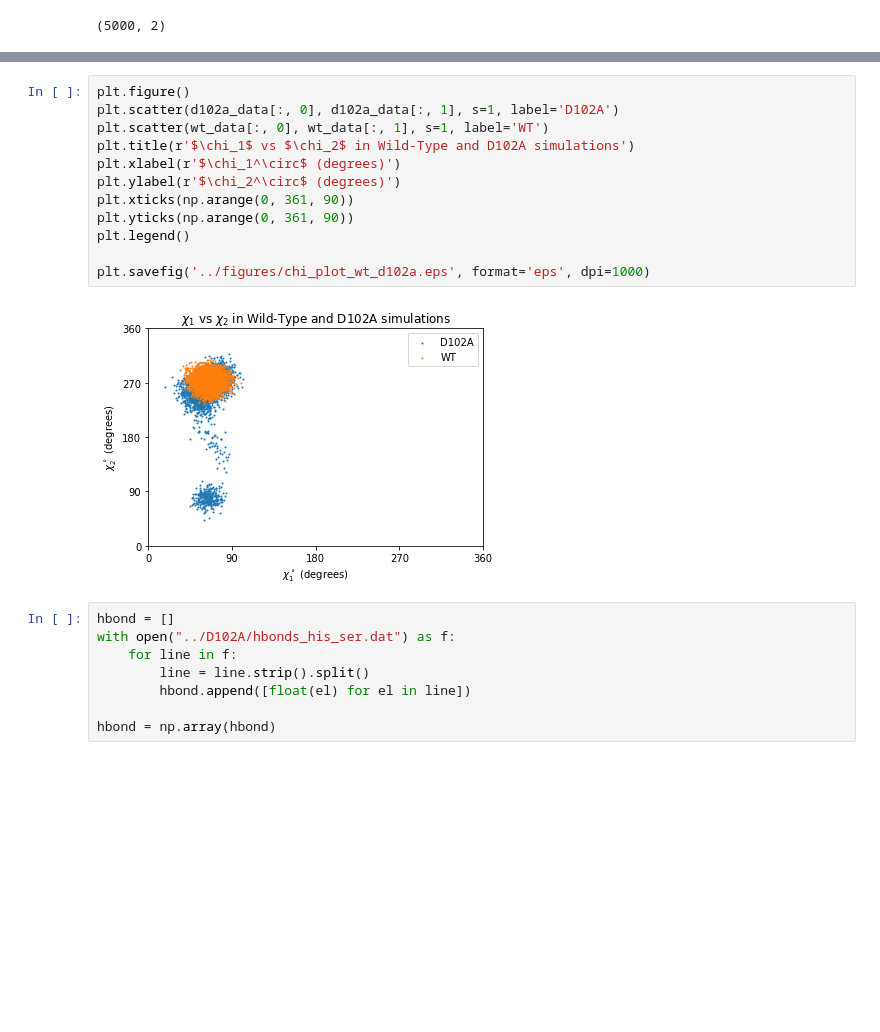
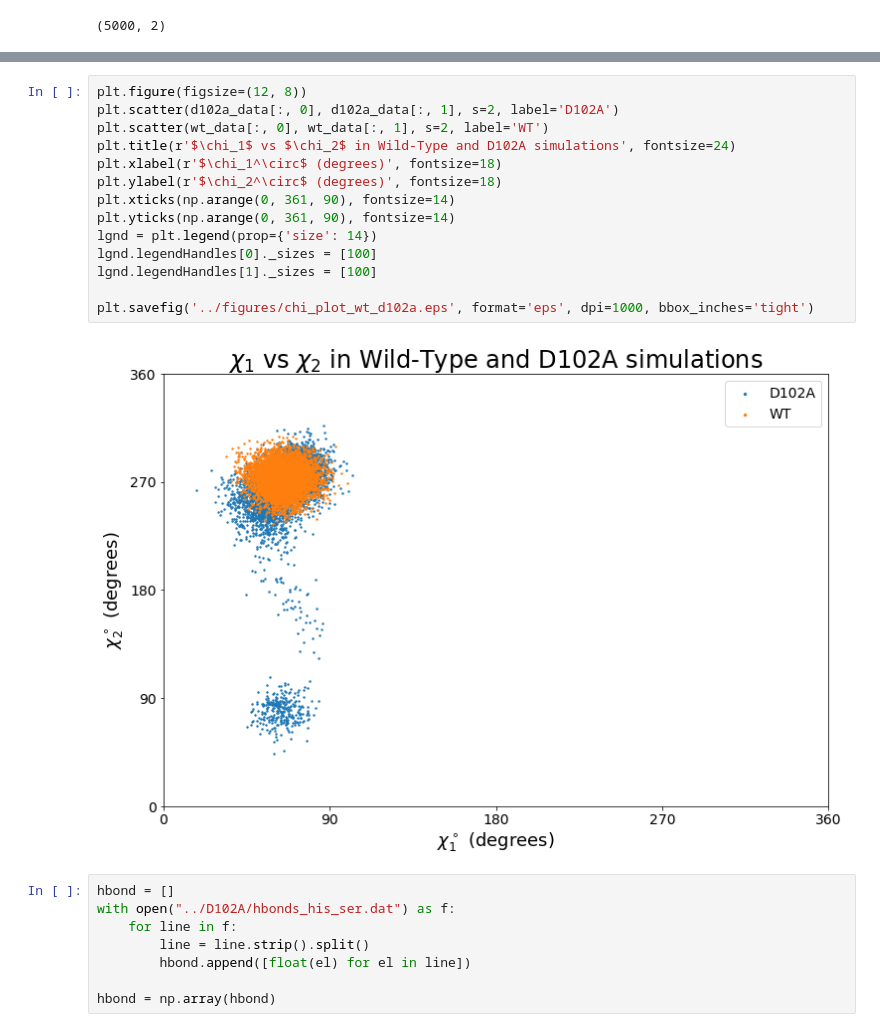
Before and after one commit to zdavidli/compbio, a Jupyter notebook: final/notebooks/D102A.ipynb, the cells around one changed output, grey strips where cells are left out. Saved outputs shown, nothing was run; the diff lists cells and outputs as text; blank space fills up the shorter version.

```diff
--- a/final/notebooks/D102A.ipynb
+++ b/final/notebooks/D102A.ipynb
@@ -36,18 +37,20 @@ plt.savefig('../figures/d102a_his_angles.png')
 [figure]
 # %%
-plt.figure()
-plt.scatter(d102a_data[:, 0], d102a_data[:, 1], s=1, label='D102A')
-plt.scatter(wt_data[:, 0], wt_data[:, 1], s=1, label='WT')
-plt.title(r'$\chi_1$ vs $\chi_2$ in Wild-Type and D102A simulations')
-plt.xlabel(r'$\chi_1^\circ$ (degrees)')
-plt.ylabel(r'$\chi_2^\circ$ (degrees)')
-plt.xticks(np.arange(0, 361, 90))
-plt.yticks(np.arange(0, 361, 90))
-plt.legend()
+plt.figure(figsize=(12, 8))
+plt.scatter(d102a_data[:, 0], d102a_data[:, 1], s=2, label='D102A')
+plt.scatter(wt_data[:, 0], wt_data[:, 1], s=2, label='WT')
+plt.title(r'$\chi_1$ vs $\chi_2$ in Wild-Type and D102A simulations', fontsize=24)
+plt.xlabel(r'$\chi_1^\circ$ (degrees)', fontsize=18)
+plt.ylabel(r'$\chi_2^\circ$ (degrees)', fontsize=18)
+plt.xticks(np.arange(0, 361, 90), fontsize=14)
+plt.yticks(np.arange(0, 361, 90), fontsize=14)
+lgnd = plt.legend(prop={'size': 14})
+lgnd.legendHandles[0]._sizes = [100]
+lgnd.legendHandles[1]._sizes = [100]
 
-plt.savefig('../figures/chi_plot_wt_d102a.eps', format='eps', dpi=1000)
+plt.savefig('../figures/chi_plot_wt_d102a.eps', format='eps', dpi=1000, bbox_inches='tight')
 # %% [output]
-[figure, old version]
+[figure, new version]
 # %%
 hbond = []
 with open("../D102A/hbonds_his_ser.dat") as f:
```
Also changed, not shown: parts of 2 cells of this notebook, 17 other files.
